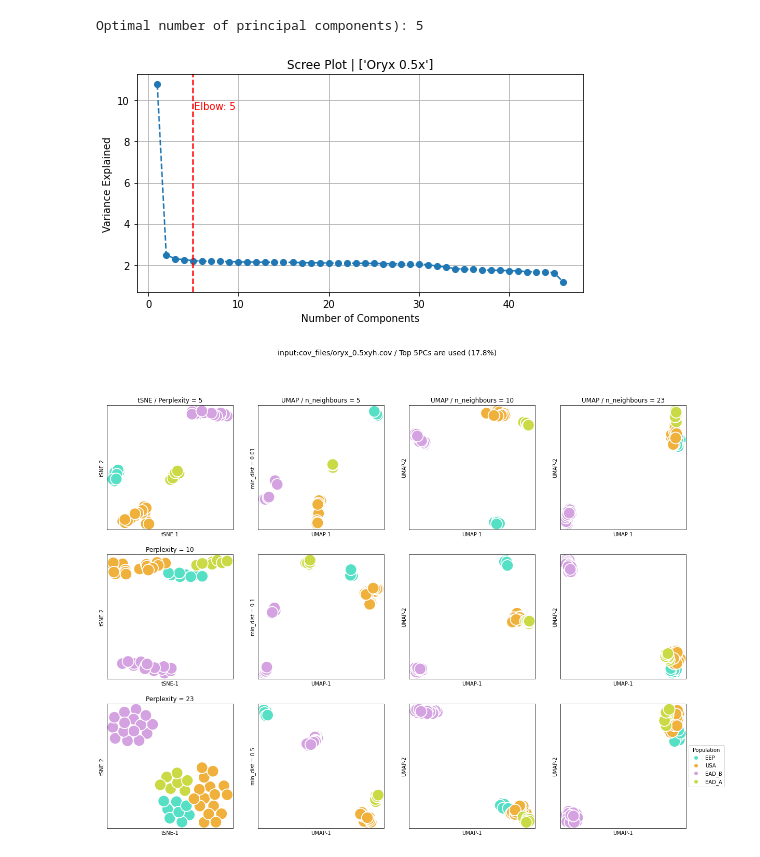
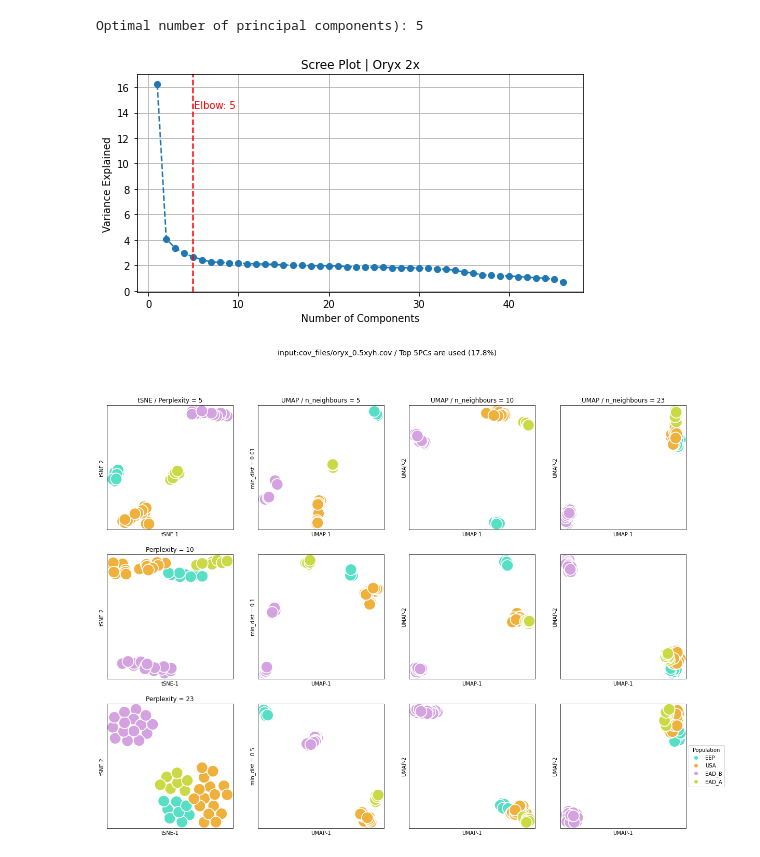
Before and after one commit to uzelkerem/Beyond_PCA, a Jupyter notebook: Grid_Plot_2024.ipynb, the cells around one changed output. Drawn from its saved outputs; the diff is of its cells as text; code cells hidden in the pictures.

```diff
--- a/Grid_Plot_2024.ipynb
+++ b/Grid_Plot_2024.ipynb
@@ -27,20 +28,13 @@ custom_palette = {
 #load population data
 population_names = pd.read_csv('population_info/oryx_pop_info_sorted_46_final.txt', sep='\t', header=0)
 #load the covariance matrix
-filename='cov_files/oryx_0.5xyh.cov'
+filename='cov_files/oryx_2xyh_1K.cov'
 cov_mat= pd.read_csv(filename, sep=' ', header=None)
 #Generating the pandas dataframe called Data_Struct
 Data_Struct=population_names
 # %%
-# Define your filenames and their corresponding titles
-filename_title = ['Oryx 0.5x']  # Title of the plots
-
-# Import necessary libraries
-import matplotlib.pyplot as plt
-from kneed import KneeLocator
-
 # Function to plot the scree plot
-def plot_scree(explained_variance,elbow_point):
+def plot_scree(explained_variance,filename_title,elbow_point):
     plt.figure(figsize=(8, 4))
     # Convert to a simple list if it's not already
     explained_variance = list(explained_variance)
@@ -69,35 +63,35 @@ cov_mat_np=cov_mat.to_numpy()
 # calculate eigen vectors and eigen values from the initial covariance matrix
 eigen_vals, eigen_vecs = np.linalg.eig(cov_mat_np)
 eigen_pairs = [(np.abs(eigen_vals[i]), eigen_vecs[:, i]) for i in range(len(eigen_vals))]
 eigen_pairs.sort(key=lambda k: k[0], reverse=True)
 feature_vector = np.hstack([eigen_pairs[i][1][:, np.newaxis] for i in range(len(eigen_vals))])
 principal_components = cov_mat_np.dot(feature_vector)
 
 # sorting them from largest to smallest
 idx = eigen_vals.argsort()[::-1]
 eigenValues = eigen_vals[idx]
 eigenVectors = eigen_vecs[:,idx]
 
 # calculating the total explained variance
 expl_pre=eigenValues/sum(eigenValues)
 expl=np.cumsum(expl_pre)
 
 expl_df=pd.DataFrame(expl_pre*100,columns=['explained_variance'])
 expl_df['cumulative_expl']=expl*100
 expl_df.set_index(np.arange(1, eigenVectors.shape[0] + 1), inplace=True)
 
 
 # Plot the scree plot
 plot_filename = f'scree_plot_{filename_title}.png'
 
  # Find the elbow point
 elbow_point = find_elbow_point(expl_df['explained_variance'])
 print("Optimal number of principal components):", elbow_point)
 
-plot_scree(expl_df['explained_variance'],elbow_point)
+plot_scree(expl_df['explained_variance'],'Oryx 2x',elbow_point)
 # %% [output]
 Optimal number of principal components): 5
-[figure, old version]
+[figure, new version]
 # %%
 #define number of principal components to be used as inputs for UMAP and t-SNE calculations
 n_pc = elbow_point
```
Also changed, not shown: parts of 1 cell of this notebook, 2 other files.
